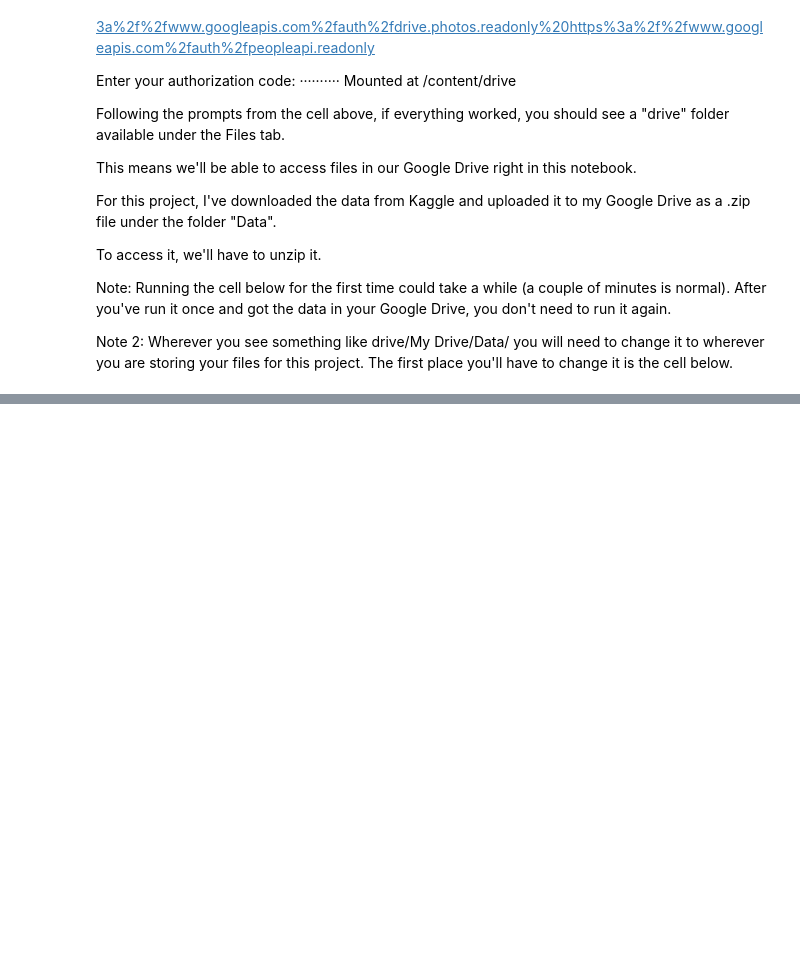
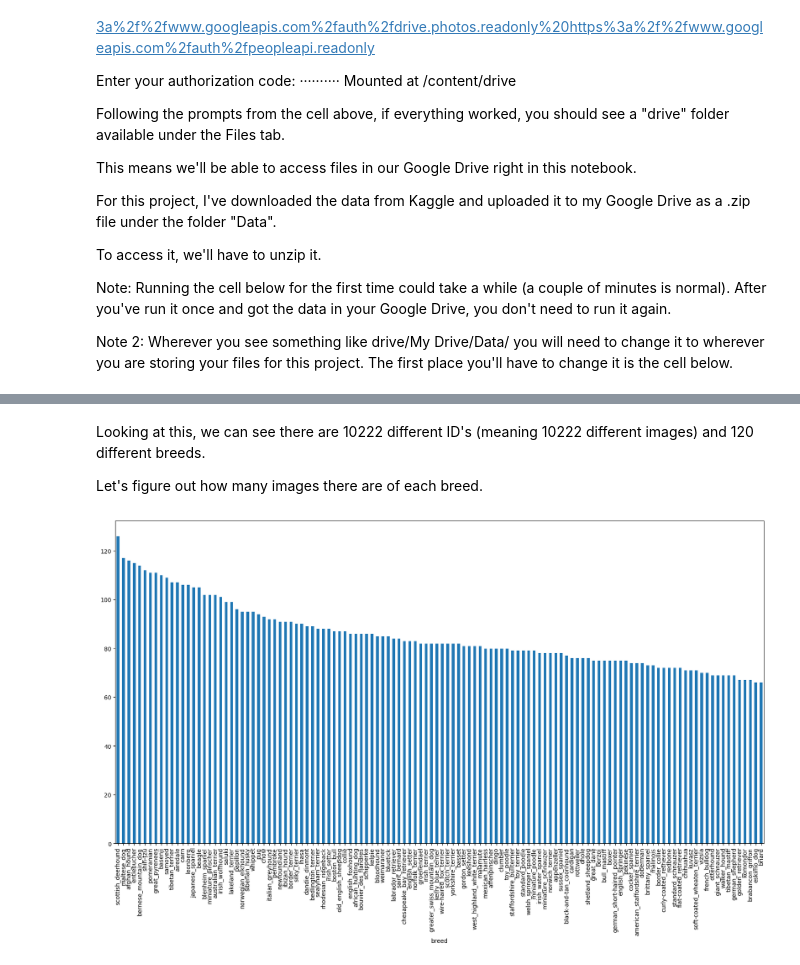
Before and after one commit to IIK99/Complete-A.I.---Machine-Learning--Data-Science-Bootcamp, a Jupyter notebook: 06 Unstructured Data Project/end_to_end_dog_vision_gdrive.ipynb, the cells around one changed output, grey strips where cells are left out. Cells and saved outputs as stored; diff of their text form; code cells hidden in the pictures; blank space fills up the shorter version.

```diff
--- a/06 Unstructured Data Project/end_to_end_dog_vision_gdrive.ipynb
+++ b/06 Unstructured Data Project/end_to_end_dog_vision_gdrive.ipynb
@@ -125,0 +152,6 @@ Note 2: Wherever you see something like drive/My Drive/Data/ you will need to ch
+# %%
+# Checkout the labels of our data
+import pandas as pd
+labels_csv = pd.read_csv("drive/MyDrive/Colab Notebooks/Dog vision/Data/labels.csv")
+print(labels_csv.describe())
+print(labels_csv.head())
@@ -125,0 +170,11 @@ Note 2: Wherever you see something like drive/My Drive/Data/ you will need to ch
+# %% [markdown]
+
+
+Looking at this, we can see there are 10222 different ID's (meaning 10222 different images) and 120 different breeds.
+
+Let's figure out how many images there are of each breed.
+# %%
+# How many images are there of each breed?
+labels_csv["breed"].value_counts().plot.bar(figsize=(20, 10));
+# %% [output]
+[figure, added]
```
Also changed, not shown: parts of 34 cells of this notebook.
